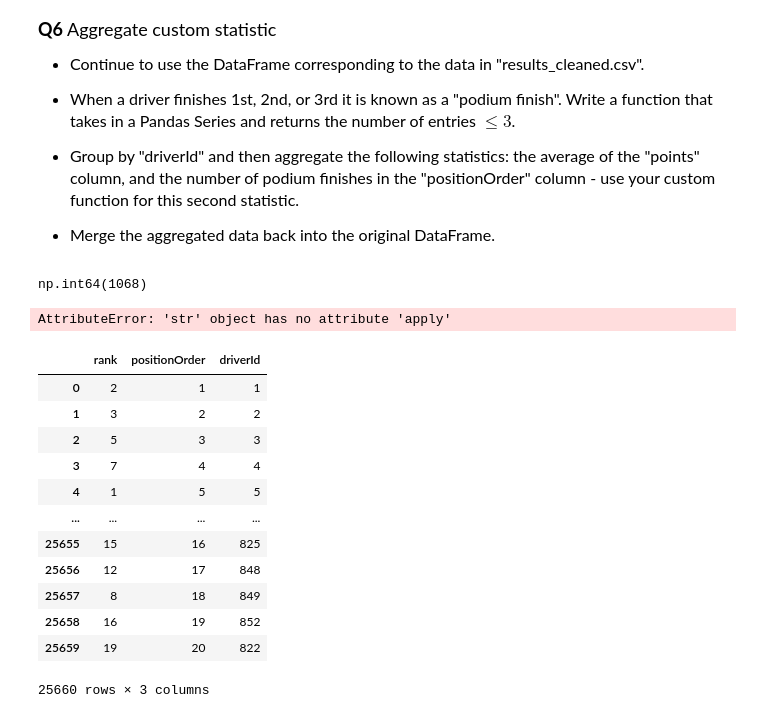
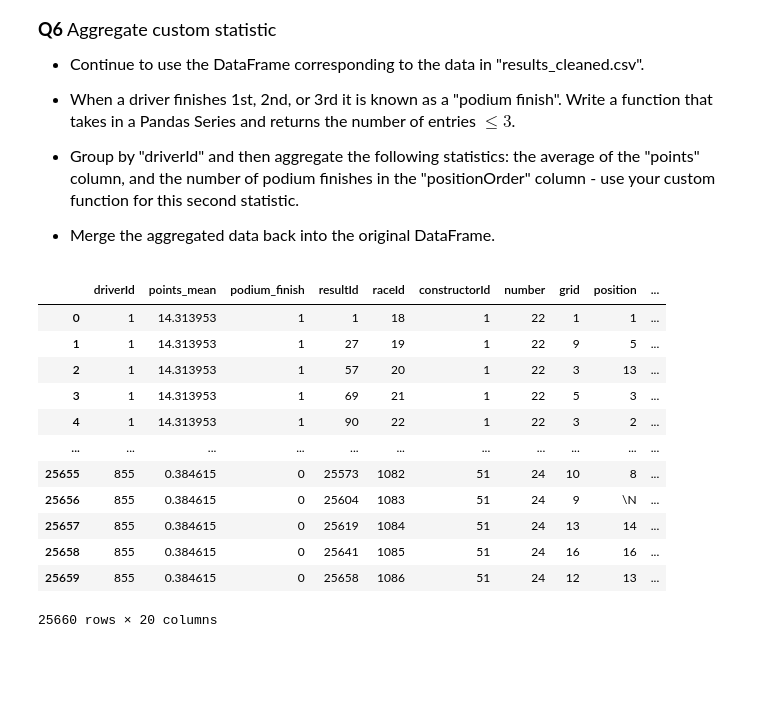
Before and after one commit to krisson381/datasci151spring2026, a Jupyter notebook: _quizzes/practice_quiz_5/practice_quiz_5.ipynb, the cells around one changed output. Cells and saved outputs as stored; diff of their text form; code cells hidden in the pictures; blank space fills up the shorter version.

```diff
--- a/_quizzes/practice_quiz_5/practice_quiz_5.ipynb
+++ b/_quizzes/practice_quiz_5/practice_quiz_5.ipynb
@@ -241,38 +213,15 @@ df_cleaned
 - Merge the aggregated data back into the original DataFrame.
 # %%
 # your code here
-def num_of_entries(rank):
-    n = rank
-    if n == "1":
-        return n
-    if n == "2":
-        return n
-    if n == "3":
-        return n
+df_results = pd.read_csv("quiz_data/results_cleaned.csv")
+def podium_finish(val):
+    for k in val:
+        finishes = 0
+        if k <= 3:
+            finishes += 1
+        return finishes
 
-df_cleaned["rank"].apply(num_of_entries).count()
+group_agg = df_results.groupby(by = "driverId").agg(
+    points_mean = ('points', 'mean'),
+    podium_finish = ( 'positionOrder', podium_finish)
+)
-# %% [output]
-np.int64(1068)
-# %%
-df_cleaned.groupby(by = "driverId").agg(
-    points_mean = ('points','mean'),
-    count_positionOrder = ('positionOrder', 'count')
-)
-# %% [output]
-AttributeError: 'str' object has no attribute 'apply'
-# %%
-df_cleaned[["rank","positionOrder","driverId"]]
-# %% [output]
-|  | rank | positionOrder | driverId |
-| 0 | 2 | 1 | 1 |
-| 1 | 3 | 2 | 2 |
-| 2 | 5 | 3 | 3 |
-| 3 | 7 | 4 | 4 |
-| 4 | 1 | 5 | 5 |
-| ... | ... | ... | ... |
-| 25655 | 15 | 16 | 825 |
-| 25656 | 12 | 17 | 848 |
-| 25657 | 8 | 18 | 849 |
-| 25658 | 16 | 19 | 852 |
-| 25659 | 19 | 20 | 822 |
-25660 rows × 3 columns
@@ -280,0 +228,21 @@ count = 0
+# %%
+group_agg = df_results.groupby(by = "driverId").agg(
+    points_mean = ('points', 'mean'),
+    podium_finish = ( 'positionOrder', podium_finish))
+
+df_results = pd.merge(left = group_agg, right = df_results, how = "left", on = "driverId")
+df_results
+# %% [output]
+|  | driverId | points_mean | podium_finish | resultId | raceId | constructorId | number | grid | position | ... |
+| 0 | 1 | 14.313953 | 1 | 1 | 18 | 1 | 22 | 1 | 1 | ... |
+| 1 | 1 | 14.313953 | 1 | 27 | 19 | 1 | 22 | 9 | 5 | ... |
+| 2 | 1 | 14.313953 | 1 | 57 | 20 | 1 | 22 | 3 | 13 | ... |
+| 3 | 1 | 14.313953 | 1 | 69 | 21 | 1 | 22 | 5 | 3 | ... |
+| 4 | 1 | 14.313953 | 1 | 90 | 22 | 1 | 22 | 3 | 2 | ... |
+| ... | ... | ... | ... | ... | ... | ... | ... | ... | ... | ... |
+| 25655 | 855 | 0.384615 | 0 | 25573 | 1082 | 51 | 24 | 10 | 8 | ... |
+| 25656 | 855 | 0.384615 | 0 | 25604 | 1083 | 51 | 24 | 9 | \N | ... |
+| 25657 | 855 | 0.384615 | 0 | 25619 | 1084 | 51 | 24 | 13 | 14 | ... |
+| 25658 | 855 | 0.384615 | 0 | 25641 | 1085 | 51 | 24 | 16 | 16 | ... |
+| 25659 | 855 | 0.384615 | 0 | 25658 | 1086 | 51 | 24 | 12 | 13 | ... |
+25660 rows × 20 columns
```
Also changed, not shown: parts of 6 cells of this notebook, 1 other file.
